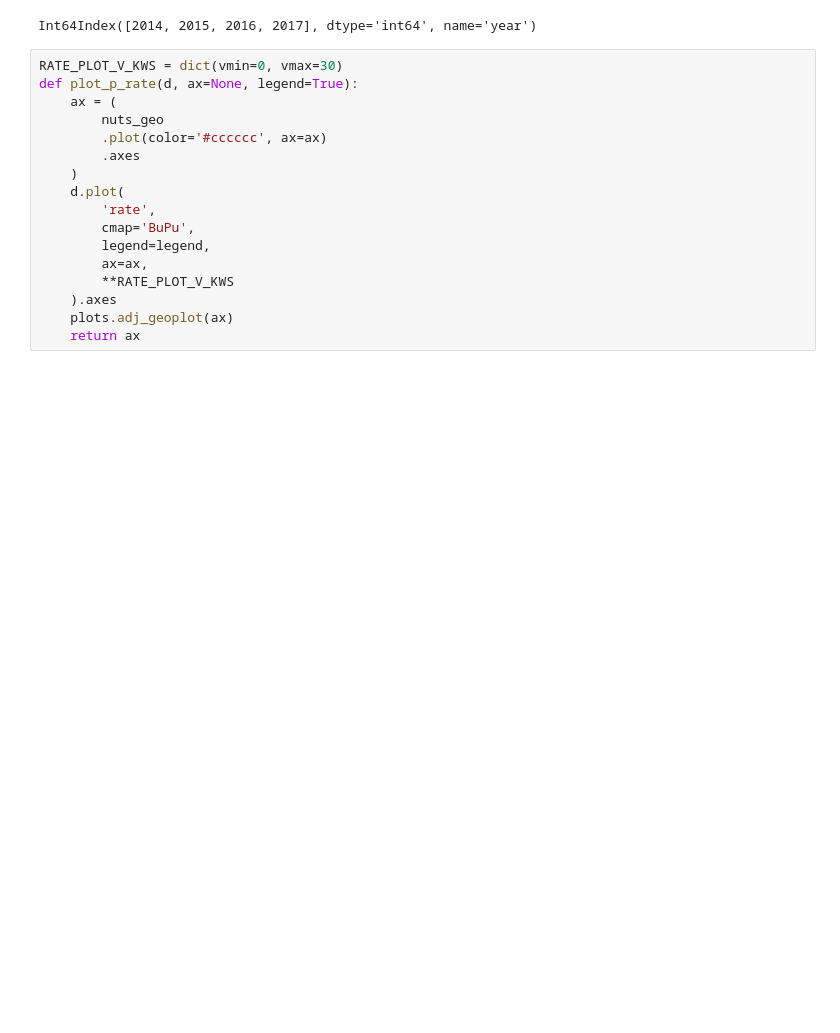
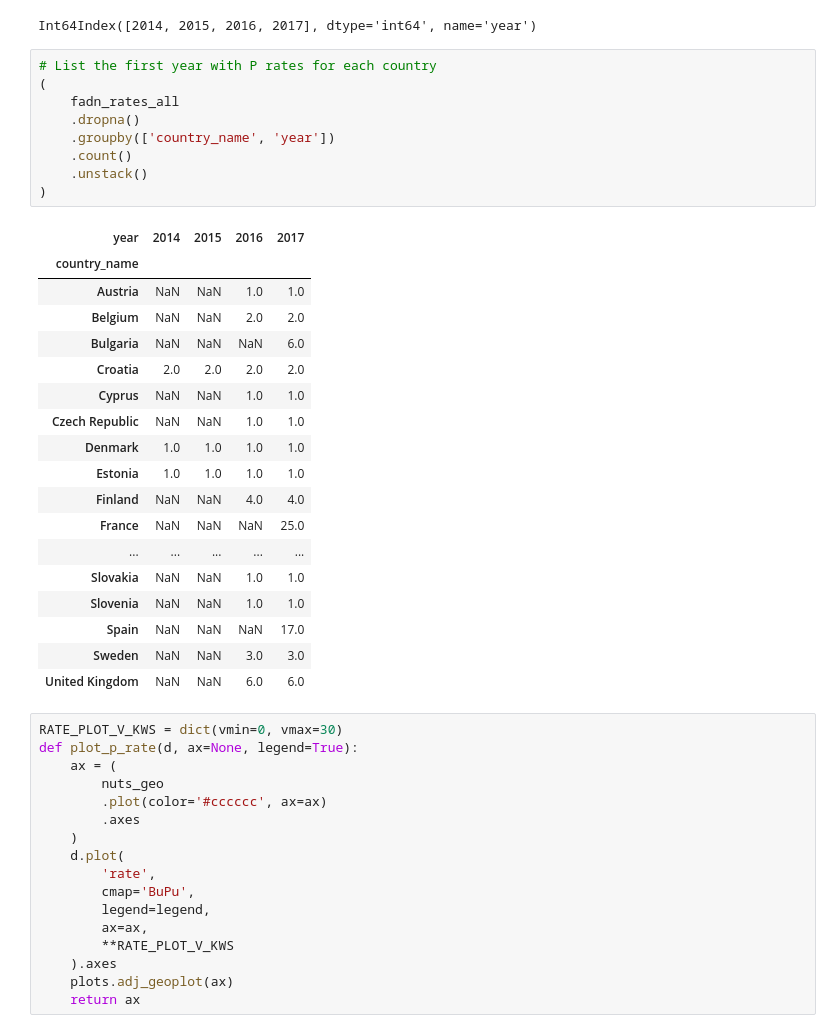
Before and after one commit to rasmuse/subnational-p-budgets, a Jupyter notebook: Mineral fertilizer.ipynb, the cells around one changed output. Saved outputs shown, nothing was run; the diff lists cells and outputs as text; blank space fills up the shorter version.

```diff
--- a/Mineral fertilizer.ipynb
+++ b/Mineral fertilizer.ipynb
@@ -94,6 +94,34 @@ Name: rate, Length: 1856, dtype: float64
 fadn_rates_all.dropna().index.unique('year')
 # %% [output]
 Int64Index([2014, 2015, 2016, 2017], dtype='int64', name='year')
+# %%
+# List the first year with P rates for each country
+(
+    fadn_rates_all
+    .dropna()
+    .groupby(['country_name', 'year'])
+    .count()
+    .unstack()
+)
+# %% [output]
+| year | 2014 | 2015 | 2016 | 2017 |
+| country_name |  |  |  |  |
+| Austria | NaN | NaN | 1.0 | 1.0 |
+| Belgium | NaN | NaN | 2.0 | 2.0 |
+| Bulgaria | NaN | NaN | NaN | 6.0 |
+| Croatia | 2.0 | 2.0 | 2.0 | 2.0 |
+| Cyprus | NaN | NaN | 1.0 | 1.0 |
+| Czech Republic | NaN | NaN | 1.0 | 1.0 |
+| Denmark | 1.0 | 1.0 | 1.0 | 1.0 |
+| Estonia | 1.0 | 1.0 | 1.0 | 1.0 |
+| Finland | NaN | NaN | 4.0 | 4.0 |
+| France | NaN | NaN | NaN | 25.0 |
+| ... | ... | ... | ... | ... |
+| Slovakia | NaN | NaN | 1.0 | 1.0 |
+| Slovenia | NaN | NaN | 1.0 | 1.0 |
+| Spain | NaN | NaN | NaN | 17.0 |
+| Sweden | NaN | NaN | 3.0 | 3.0 |
+| United Kingdom | NaN | NaN | 6.0 | 6.0 |
 # %%
 RATE_PLOT_V_KWS = dict(vmin=0, vmax=30)
 def plot_p_rate(d, ax=None, legend=True):
```
Also changed, not shown: parts of 6 cells of this notebook.
